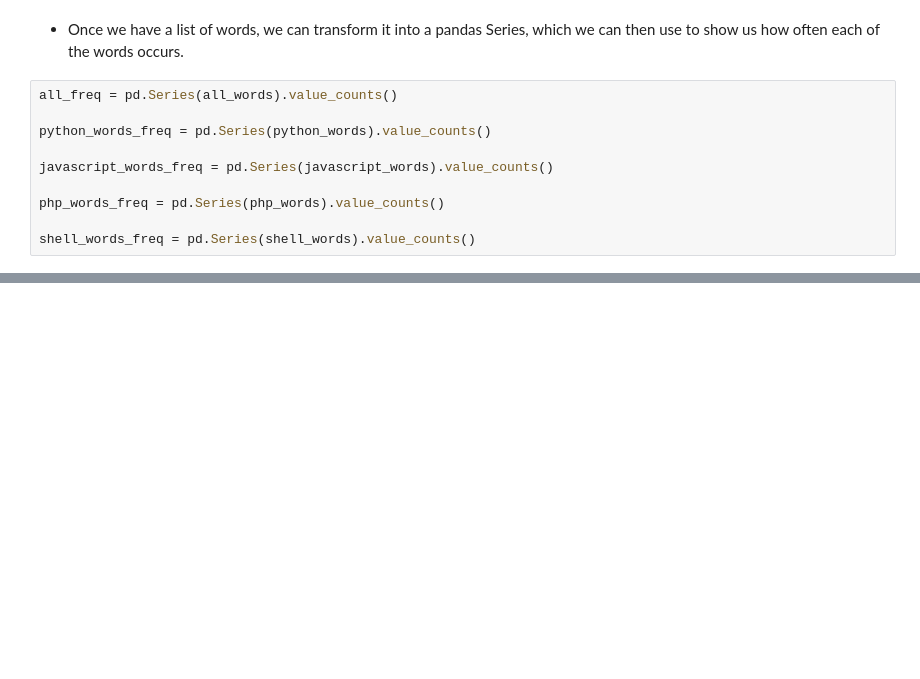
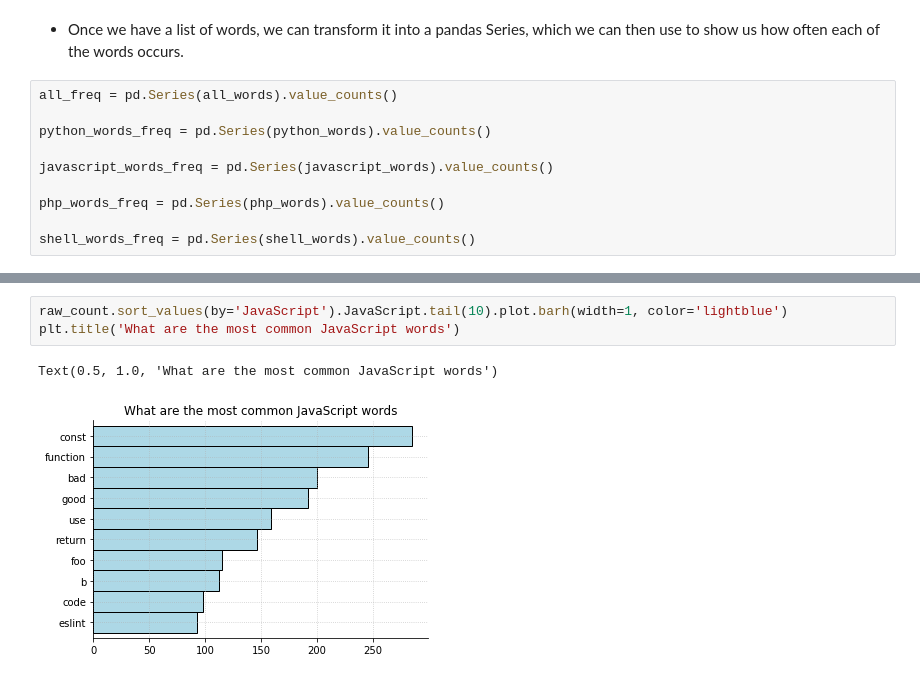
Before and after one commit to cera-amici/github-readme-nlp, a Jupyter notebook: github_readme_nlp.ipynb, the cells around one changed output, grey strips where cells are left out. Drawn from its saved outputs; the diff is of its cells as text; blank space fills up the shorter version.

```diff
--- a/github_readme_nlp.ipynb
+++ b/github_readme_nlp.ipynb
@@ -157,0 +193,6 @@ word_counts.head().T
+# %%
+raw_count.sort_values(by='JavaScript').JavaScript.tail(10).plot.barh(width=1, color='lightblue')
+plt.title('What are the most common JavaScript words')
+# %% [output]
+Text(0.5, 1.0, 'What are the most common JavaScript words')
+[figure, added]
```
Also changed, not shown: parts of 16 cells of this notebook.
